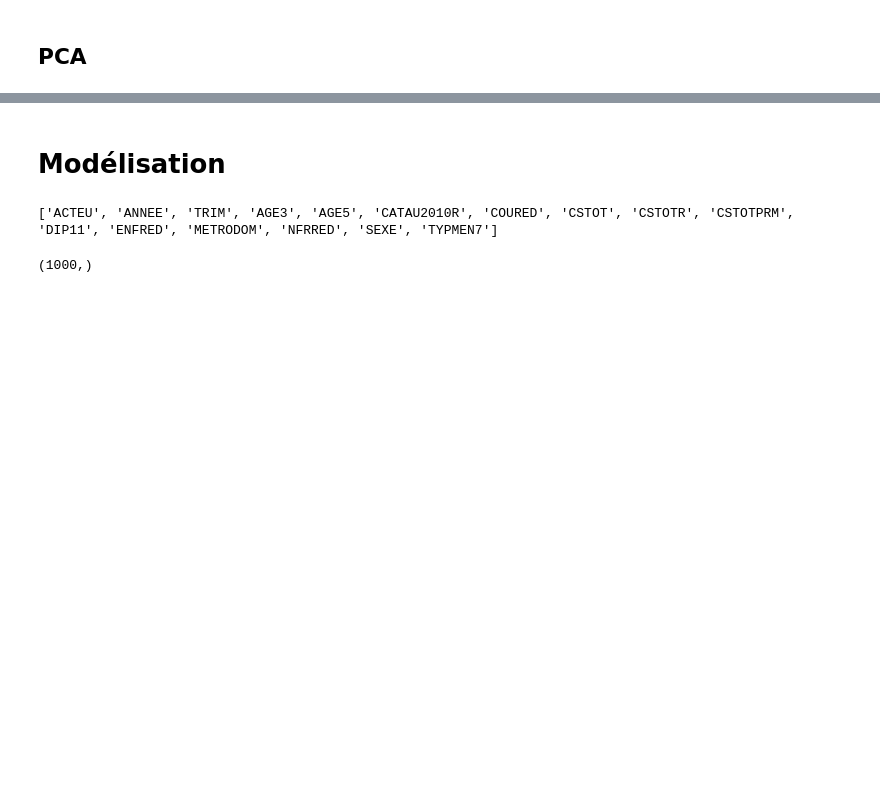
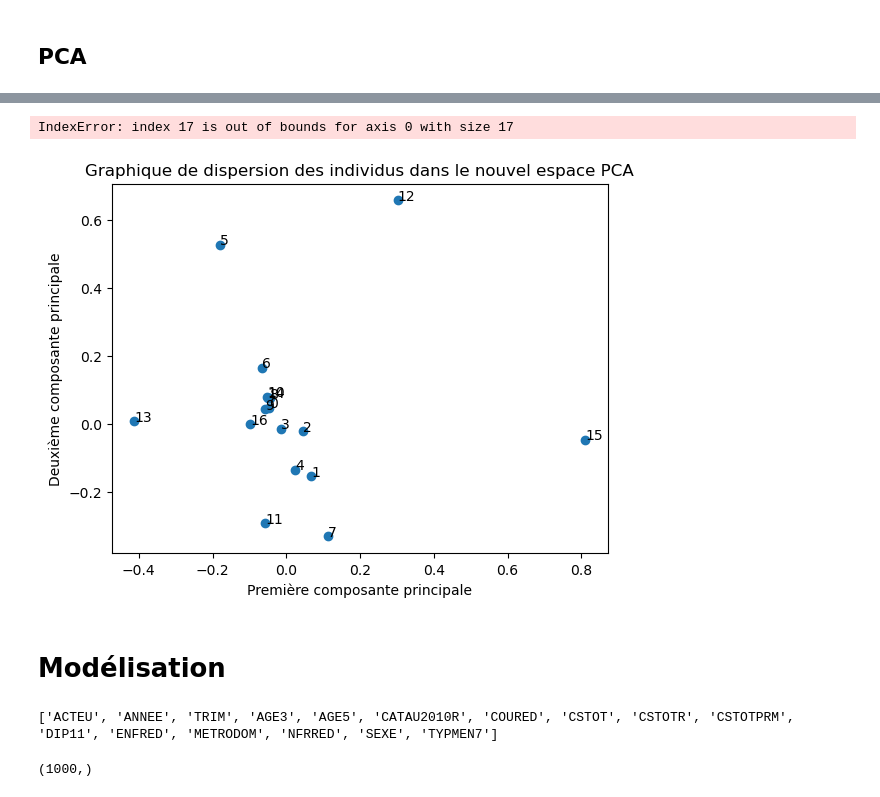
Before and after one commit to Alexis-Barrau/python_ensae, a Jupyter notebook: Scripts/Script first analysis.ipynb, the cells around one changed output, grey strips where cells are left out. Saved outputs shown, nothing was run; the diff lists cells and outputs as text; code cells hidden in the pictures; blank space fills up the shorter version.

```diff
--- a/Scripts/Script first analysis.ipynb
+++ b/Scripts/Script first analysis.ipynb
@@ -338,3 +356,15 @@ EEC_COV
+# %%
+# Graphique de dispersion des individus dans le nouvel espace PCA
+plt.scatter(composantes_principales[:, 0], composantes_principales[:, 1])
+plt.xlabel('Première composante principale')
+plt.ylabel('Deuxième composante principale')
+plt.title('Graphique de dispersion des individus dans le nouvel espace PCA')
+for i, label in enumerate(EEC_PCA.index):
+    plt.annotate(label, (composantes_principales[i, 0], composantes_principales[i, 1]))
+plt.show()
+# %% [output]
+IndexError: index 17 is out of bounds for axis 0 with size 17
+[figure, added]
 # %% [markdown]
 # Modélisation
 # %%
```
Also changed, not shown: parts of 5 cells of this notebook.
